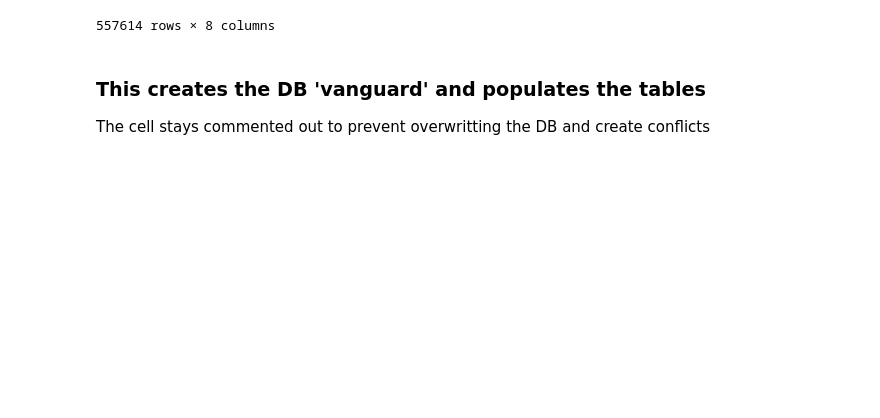
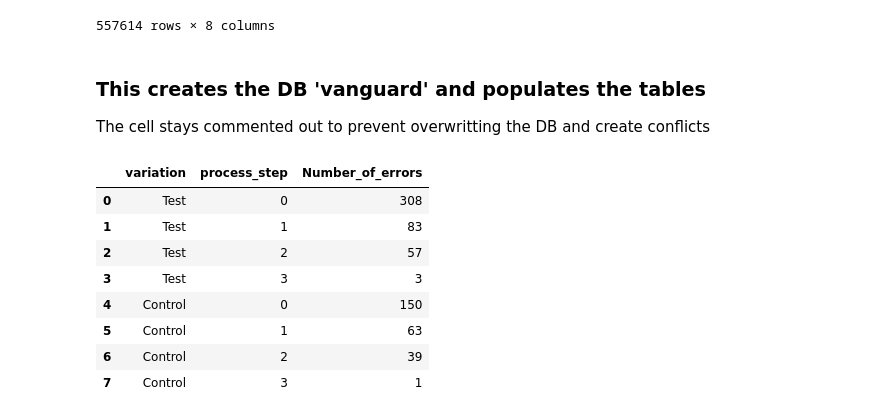
Before and after one commit to arnaurr94/vanguard-ab-test, a Jupyter notebook: dataframes.ipynb, the cells around one changed output. Cells and saved outputs as stored; diff of their text form; code cells hidden in the pictures; blank space fills up the shorter version.

```diff
--- a/dataframes.ipynb
+++ b/dataframes.ipynb
@@ -370,0 +371,25 @@ The cell stays commented out to prevent overwritting the DB and create conflicts
+# %%
+# The function anls.query_db runs queries on the 'vanguard' database and returns outputs as dataframes.
+# Example:
+query = """
+SELECT  p.variation,
+		s.process_step,
+        COUNT(*) AS Number_of_errors
+FROM `session` AS s
+JOIN participants AS p
+	ON p.client_id = s.client_id
+WHERE (s.step_diff < 0) AND (s.step_diff != -4)
+GROUP BY s.process_step, p.variation
+ORDER BY p.variation DESC, s.process_step ASC;
+"""
+anls.query_db(query)
+# %% [output]
+|  | variation | process_step | Number_of_errors |
+| 0 | Test | 0 | 308 |
+| 1 | Test | 1 | 83 |
+| 2 | Test | 2 | 57 |
+| 3 | Test | 3 | 3 |
+| 4 | Control | 0 | 150 |
+| 5 | Control | 1 | 63 |
+| 6 | Control | 2 | 39 |
+| 7 | Control | 3 | 1 |
```
Also changed, not shown: parts of 1 cell of this notebook, 1 other file.
